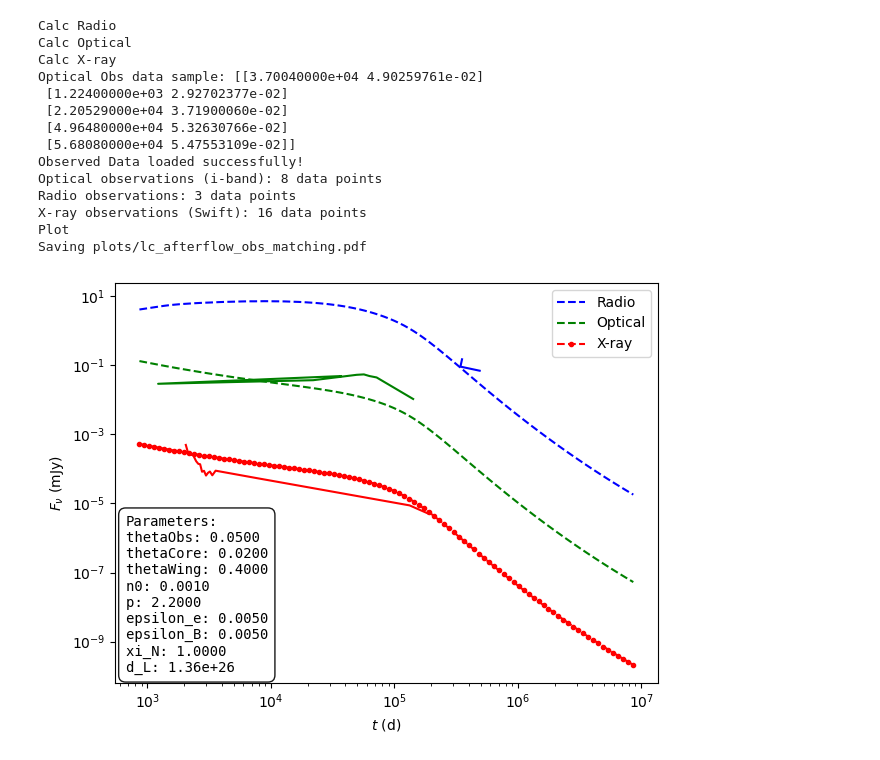
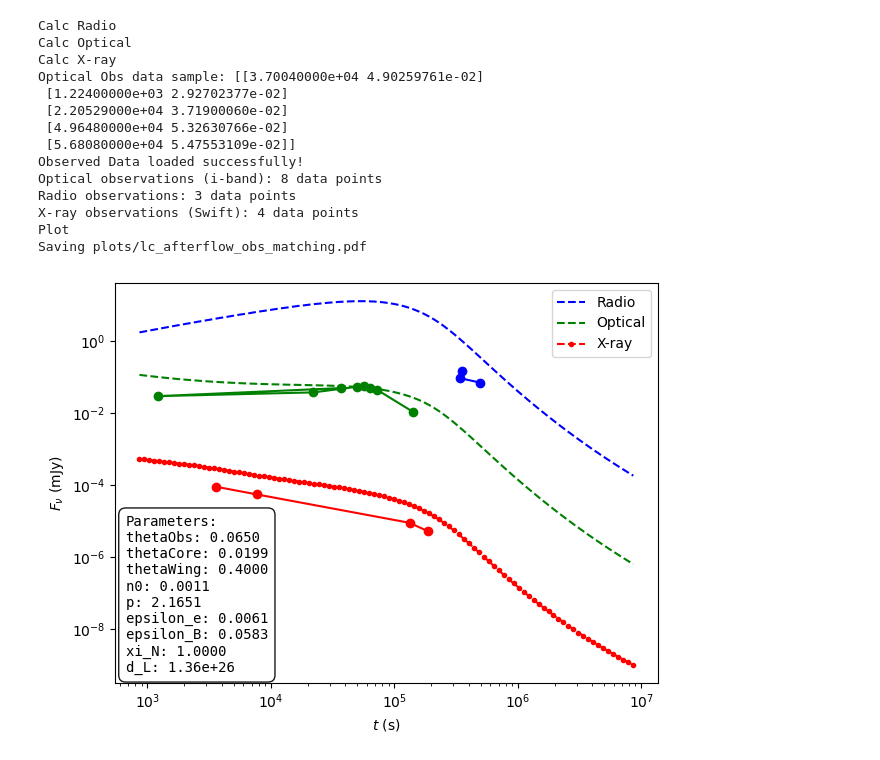
Before and after one commit to skp80286/grb_investigation, a Jupyter notebook: lc_afterglow.ipynb, the cells around one changed output. Cells and saved outputs as stored; diff of their text form; code cells hidden in the pictures.

```diff
--- a/lc_afterglow.ipynb
+++ b/lc_afterglow.ipynb
@@ -4,7 +4,7 @@ import pandas as pd
 import matplotlib.pyplot as plt
 import afterglowpy as grb
 
-def lc_plot(thetaObs=0, E0=5.11E51, z=0.661, thetaCore=0.05, epsilon_e=0.1, epsilon_b=0.0001, observed_data=None):
+def lc_plot(thetaObs=0, E0=5.11E51, z=0.661, thetaCore=0.05, epsilon_e=0.1, epsilon_b=0.0001, observed_data=None, p=2.2, n0=1.0e-3):
     # Jet Parameters
     Z = {'jetType':     grb.jet.Gaussian,     # Gaussian jet
         'specType':    grb.jet.SimpleSpec,   # Basic Synchrotron Emission Spectrum
@@ -13,8 +13,8 @@ def lc_plot(thetaObs=0, E0=5.11E51, z=0.661, thetaCore=0.05, epsilon_e=0.1, epsi
         'E0':          E0, # Isotropic-equivalent energy in erg
         'thetaCore':   thetaCore,    # Half-opening angle in radians
         'thetaWing':   0.4,    # Outer truncation angle
-        'n0':          1.0e-3,    # circumburst density in cm^{-3}
-        'p':           2.2,    # electron energy distribution index
+        'n0':          n0,    # circumburst density in cm^{-3}
+        'p':           p,    # electron energy distribution index
         'epsilon_e':   epsilon_e,    # epsilon_e
         'epsilon_B':   epsilon_b,   # epsilon_B
         'xi_N':        1.0,    # Fraction of electrons accelerated
@@ -42,7 +42,7 @@ def lc_plot(thetaObs=0, E0=5.11E51, z=0.661, thetaCore=0.05, epsilon_e=0.1, epsi
 
     if observed_data is not None:
         # Load the data from CSV file using numpy
-        df = pd.read_csv('data/EP250704a_final_extinct_corr.csv')
+        df = pd.read_csv(observed_data)
         optical_obs = df[df['Filt']=='i'][['Times','Fluxes']].to_numpy()
         radio_obs = df[df['Filt']=='radio'][['Times','Fluxes']].to_numpy()
         xray_obs = df[df['Filt']=='swift'][['Times','Fluxes']].to_numpy()
@@ -67,12 +67,12 @@ def lc_plot(thetaObs=0, E0=5.11E51, z=0.661, thetaCore=0.05, epsilon_e=0.1, epsi
     ax.plot(t, FnuX, 'r--.', label=r'X-ray')
 
     if observed_data is not None:
-        ax.plot(radio_obs[:,0], radio_obs[:,1], 'b-')
-        ax.plot(optical_obs[:,0], optical_obs[:,1], 'g-')
-        ax.plot(xray_obs[:,0], xray_obs[:,1], 'r-')
+        ax.plot(radio_obs[:,0], radio_obs[:,1], 'b-o')
+        ax.plot(optical_obs[:,0], optical_obs[:,1], 'g-o')
+        ax.plot(xray_obs[:,0], xray_obs[:,1], 'r-o')
     ax.set_xscale('log')
     ax.set_yscale('log')
-    ax.set_xlabel(r'$t$ (d)')
+    ax.set_xlabel(r'$t$ (s)')
     ax.set_ylabel(r'$F_\nu$ (mJy)')
 
     # Create text content with all Z dictionary values
@@ -107,23 +107,37 @@ def lc_plot(thetaObs=0, E0=5.11E51, z=0.661, thetaCore=0.05, epsilon_e=0.1, epsi
     plt.show()
     plt.close(fig)
 # %%
-lc_plot(thetaCore=0.02, E0=5.11E51, thetaObs=0.05, epsilon_e=0.005, epsilon_b=0.005, observed_data='data/EP250704a_final_extinct_corr.csv')
+
+lc_plot(
+
+thetaObs=6.50454566e-02,
+thetaCore=1.98687690e-02,
+n0=1.11018546e-03,
+p=2.16508024e+00,
+epsilon_e=6.05511660e-03,
+epsilon_b=5.82947482e-02,
+E0=5.23545851e+51,
+
+
+
+ observed_data='data/EP250704a_rem_prompt.csv')#final_extinct_corr.csv')
+ #lc_plot(thetaCore=0.02, E0=5.11E51, thetaObs=0.065, epsilon_e=0.005, epsilon_b=0.05, observed_data='data/EP250704a_final_extinct_corr.csv')
 # %% [output]
 Calc Radio
 Calc Optical
 Calc X-ray
 Optical Obs data sample: [[3.70040000e+04 4.90259761e-02]
  [1.22400000e+03 2.92702377e-02]
  [2.20529000e+04 3.71900060e-02]
  [4.96480000e+04 5.32630766e-02]
  [5.68080000e+04 5.47553109e-02]]
 Observed Data loaded successfully!
 Optical observations (i-band): 8 data points
 Radio observations: 3 data points
-X-ray observations (Swift): 16 data points
+X-ray observations (Swift): 4 data points
 Plot
 Saving plots/lc_afterflow_obs_matching.pdf
-[figure, old version]
+[figure, new version]
 # %%
 lc_plot(thetaCore=0.02, E0=5.11E51, thetaObs=0.065, epsilon_e=0.005, epsilon_b=0.05, observed_data='data/EP250704a_final_extinct_corr.csv')
 # %% [output]
```
Also changed, not shown: parts of 3 cells of this notebook, 7 other files.
